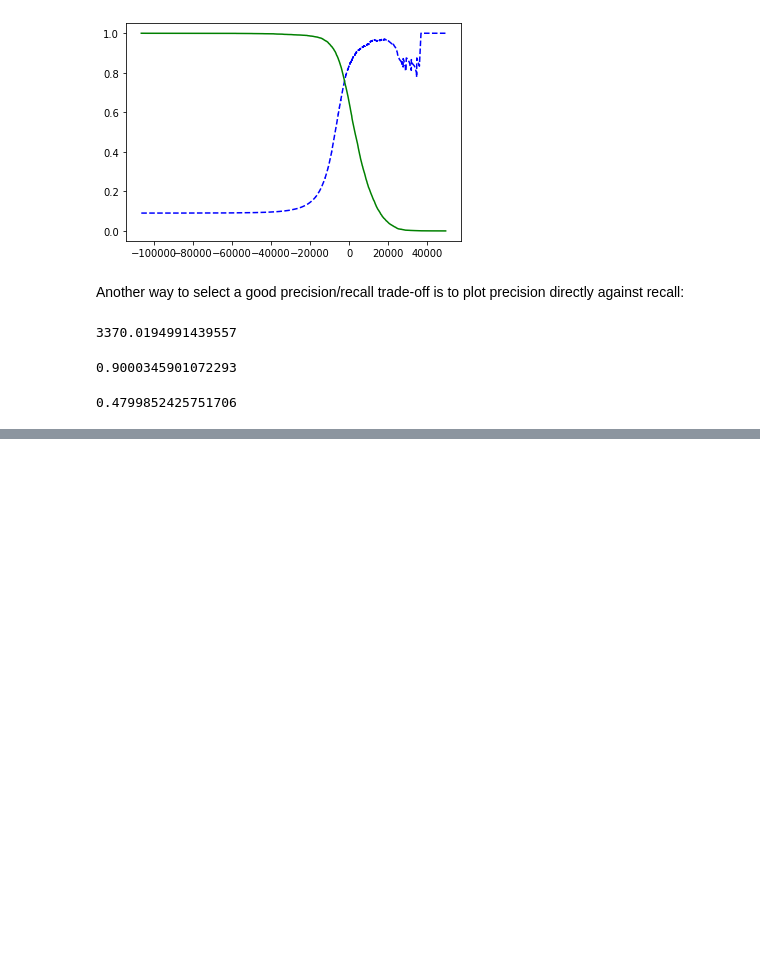
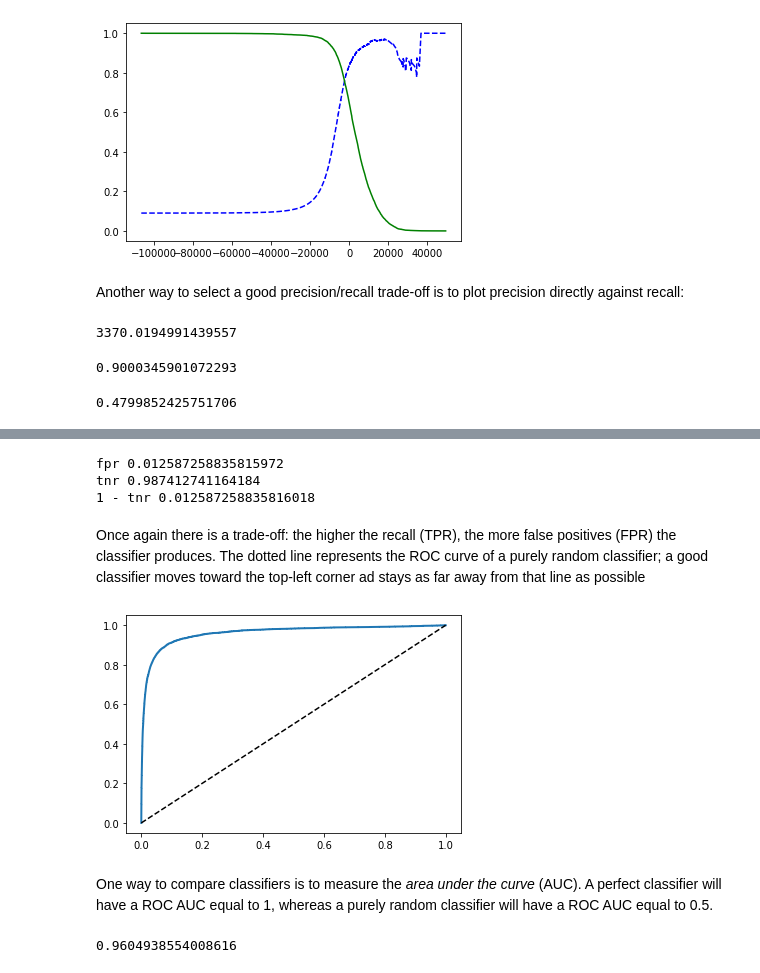
Before and after one commit to naraB/hands-on-ml-notes, a Jupyter notebook: classification.ipynb, the cells around one changed output, grey strips where cells are left out. Saved outputs shown, nothing was run; the diff lists cells and outputs as text; code cells hidden in the pictures; blank space fills up the shorter version.

Commit message:
Add 'Roc Curve' and 'RandomForestClassifier vs SGDClassifier' sections

```diff
--- a/classification.ipynb
+++ b/classification.ipynb
@@ -276,0 +286,33 @@ recall_score(y_train_5, y_train_pred_90)
+# %%
+conf_matr = confusion_matrix(y_train_5, y_train_pred)
+fpr = conf_matr[0][1] / (conf_matr[0][0] + conf_matr[0][1]) # false positives / negatives
+tnr = conf_matr[0][0] / (conf_matr[0][0] + conf_matr[0][1])
+print('fpr', fpr)
+print('tnr', tnr)
+print('1 - tnr', 1-tnr)
+# %% [output]
+fpr 0.012587258835815972
+tnr 0.987412741164184
+1 - tnr 0.012587258835816018
+# %%
+from sklearn.metrics import roc_curve
+
+fpr, tpr, thresholds = roc_curve(y_train_5, y_scores)
+# %%
+def plot_roc_curve(fpr, tpr, label=None):
+  plt.plot(fpr, tpr, linewidth=2, label=label)
+  plt.plot([0, 1], [0, 1], 'k--')
+# %% [markdown]
+Once again there is a trade-off: the higher the recall (TPR), the more false positives (FPR) the classifier produces. The dotted line represents the ROC curve of a purely random classifier; a good classifier moves toward the top-left corner ad stays as far away from that line as possible
+# %%
+plot_roc_curve(fpr, tpr)
+plt.show()
+# %% [output]
+[figure, added]
+# %% [markdown]
+One way to compare classifiers is to measure the *area under the curve* (AUC). A perfect classifier will have a ROC AUC equal to 1, whereas a purely random classifier will have a ROC AUC equal to 0.5.
+# %%
+from sklearn.metrics import roc_auc_score
+roc_auc_score(y_train_5, y_scores)
+# %% [output]
+0.9604938554008616
```
Also changed, not shown: parts of 18 cells of this notebook.
